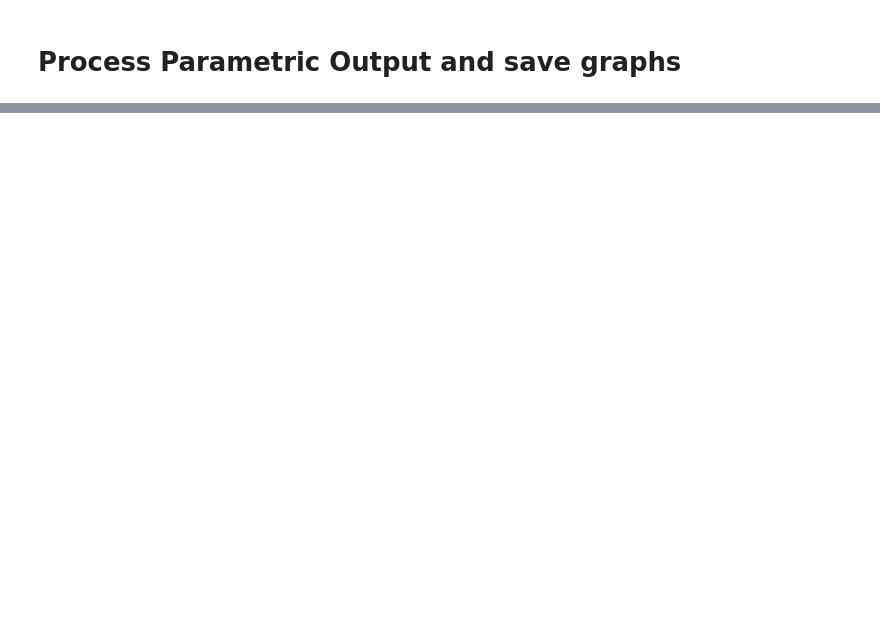
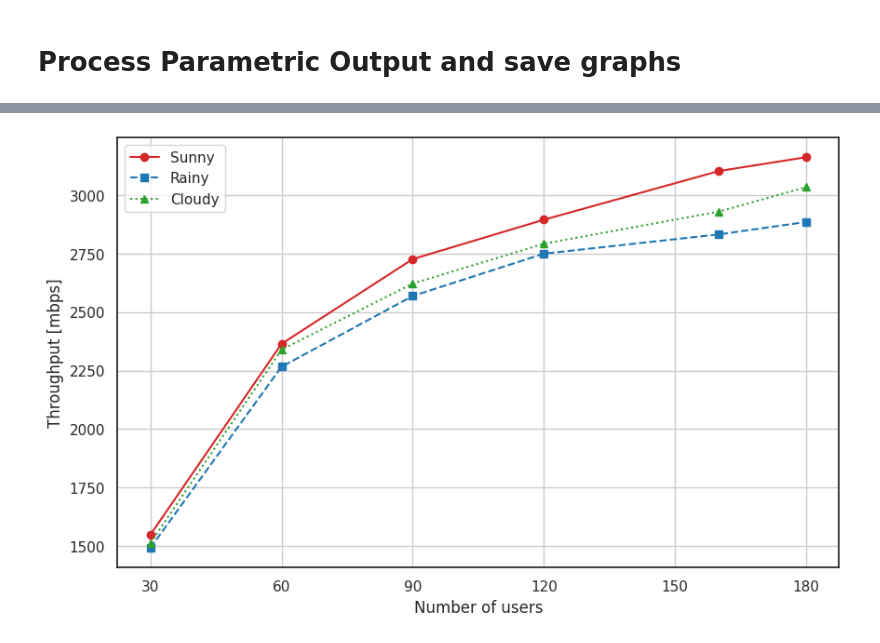
Before and after one commit to 6G-XTREME/PoF_Simulator, a Jupyter notebook: plot_parametric.ipynb, the cells around one changed output, grey strips where cells are left out. Saved outputs shown, nothing was run; the diff lists cells and outputs as text; code cells hidden in the pictures; blank space fills up the shorter version.

Commit message:
feat: simulation parameters for E23

```diff
--- a/plot_parametric.ipynb
+++ b/plot_parametric.ipynb
@@ -26,11 +26,11 @@ SIMULATION_FOLDER = "report_simulations"
 
 base_folder = os.getcwd()
 output_folder = os.path.join(base_folder, 'output')
-result_folder = os.path.join(output_folder, SIMULATION_FOLDER, "v02", "report_ouput_parametric")
+result_folder = os.path.join(output_folder, SIMULATION_FOLDER, "v04", "report_output_parametric")
 print(f"Reading CSV result in folder: {result_folder}")
 
 SAVE_PLOTS = True
-graph_folder = 'graphs_v03'
+graph_folder = 'graphs_v06'
 save_output = os.path.join(output_folder, 'report_data', graph_folder)
 if SAVE_PLOTS: os.makedirs(save_output, exist_ok=True)
 # %% [output]
@@ -196,0 +273,90 @@ Reading results of parametric: user-report-post_output-parametric.csv
+# %%
+file_path = os.path.join(output_folder, SIMULATION_FOLDER, "v05", "weather", "weather-output-parametric.csv")
+SAVE_PLOTS = True
+# %%
+parametric_param = "Users"
+df = pd.read_csv(file_path)
+
+sunny_df = df[df['Weather'] == "SUNNY"]
+cloudy_df = df[df['Weather'] == "CLOUDY"]
+rainy_df = df[df['Weather'] == "RAINY"]
+
+name = 'weather'
+folder = 'weather'
+x_label = "Number of users"
+x_ticks = [30, 60, 90, 120, 150, 180]
+title_1 = "Average throughput [T_SIM: 30min, Solar: True]"
+title_4 = "Average Remaining batteries [T_SIM: 30min, Solar: True]"
+title_5 = "First battery dead on the simulation [T_SIM: 30min, Solar: True]"
+title_6 = "Average mean battery level when the simulation ends [T_SIM: 30min, Solar: True]"
+
+# 1. Throughput (3 traces)
+print("1. Throughput plot")
+graph_output = os.path.join(save_output, folder, f"througput_{name}.eps")
+plt.figure(figsize=(10, 6))
+#plt.plot(df[parametric_param], df['throughput_no_battery[mbps]'], '-o', label="Using PoF", color='tab:red')
+plt.plot(sunny_df[parametric_param], sunny_df['throughput[mbps]'], '-o', label="Sunny", color='tab:red')
+plt.plot(rainy_df[parametric_param], rainy_df['throughput[mbps]'], '--s', label="Rainy", color='tab:blue')
+plt.plot(cloudy_df[parametric_param], cloudy_df['throughput[mbps]'], ':^', label="Cloudy", color='tab:green')
+#plt.plot(df[parametric_param], df['throughput_only_macro[mbps]'], '-o', label="Only macrocells", color='tab:green')
+plt.xlabel(xlabel=x_label)
+plt.ylabel('Throughput [mbps]')
+plt.xticks(x_ticks)
+#plt.title(title_1)
+#plt.ylim(ymin=0, ymax=3000)
+plt.legend()
+plt.grid()
+if SAVE_PLOTS: plt.savefig(graph_output)
+plt.show()
+
+# 4. Remaining batteries
+print("4. Remaining batteries")
+graph_output = os.path.join(save_output, folder, f"remaining_batt_{name}.png")
+plt.figure(figsize=(10, 6))
+plt.plot(sunny_df[parametric_param], sunny_df['remaining_batt'], '-o', label="Sunny", color='tab:red')
+plt.plot(cloudy_df[parametric_param], cloudy_df['remaining_batt'], '-o', label="Cloudy", color='tab:green')
+plt.plot(rainy_df[parametric_param], rainy_df['remaining_batt'], '-o', label="Rainy", color='tab:blue')
+plt.xlabel(xlabel=x_label)
+plt.ylabel('Number of batteries')
+plt.xticks(x_ticks)
+plt.title(title_4)
+plt.ylim(ymin=0, ymax=20)
+plt.legend()
+plt.grid()
+#if SAVE_PLOTS: plt.savefig(graph_output)
+plt.show()
+
+# 5. First battery dead
+print("5. First battery dead")
+graph_output = os.path.join(save_output, folder, f"first_batt_{name}.png")
+plt.figure(figsize=(10, 6))
+plt.plot(sunny_df[parametric_param], sunny_df['first_batt_dead[s]'], '-o', label="Sunny", color='tab:red')
+plt.plot(cloudy_df[parametric_param], cloudy_df['first_batt_dead[s]'], '-o', label="Cloudy", color='tab:green')
+plt.plot(rainy_df[parametric_param], rainy_df['first_batt_dead[s]'], '-o', label="Rainy", color='tab:blue')
+plt.xlabel(xlabel=x_label)
+plt.ylabel('First battery dead [s]')
+plt.xticks(x_ticks)
+plt.title(title_5)
+plt.ylim(ymin=0, ymax=1800)
+plt.legend()
+plt.grid()
+#if SAVE_PLOTS: plt.savefig(graph_output)
+plt.show()
+
+# 6. Avg mean battery level
+print("6. Avg mean battery level")
+graph_output = os.path.join(save_output, folder, f"avg_batt_level_{name}.png")
+plt.figure(figsize=(10, 6))
+plt.plot(sunny_df[parametric_param], sunny_df['battery_mean[Ah]'], '-o', label="Sunny", color='tab:red')
+plt.plot(cloudy_df[parametric_param], cloudy_df['battery_mean[Ah]'], '-o', label="Cloudy", color='tab:green')
+plt.plot(rainy_df[parametric_param], rainy_df['battery_mean[Ah]'], '-o', label="Rainy", color='tab:blue')
+plt.xlabel(xlabel=x_label)
+plt.ylabel('Mean battery capacity [Ah]')
+plt.xticks(x_ticks)
+plt.title(title_6)
+plt.ylim(ymin=0, ymax=3.3)
+plt.legend()
+plt.grid()
+#if SAVE_PLOTS: plt.savefig(graph_output)
+plt.show()
+# %% [output]
@@ -196,0 +365 @@ Reading results of parametric: user-report-post_output-parametric.csv
+[figure, added]
```
Also changed, not shown: parts of 10 cells of this notebook, 2 other files.
